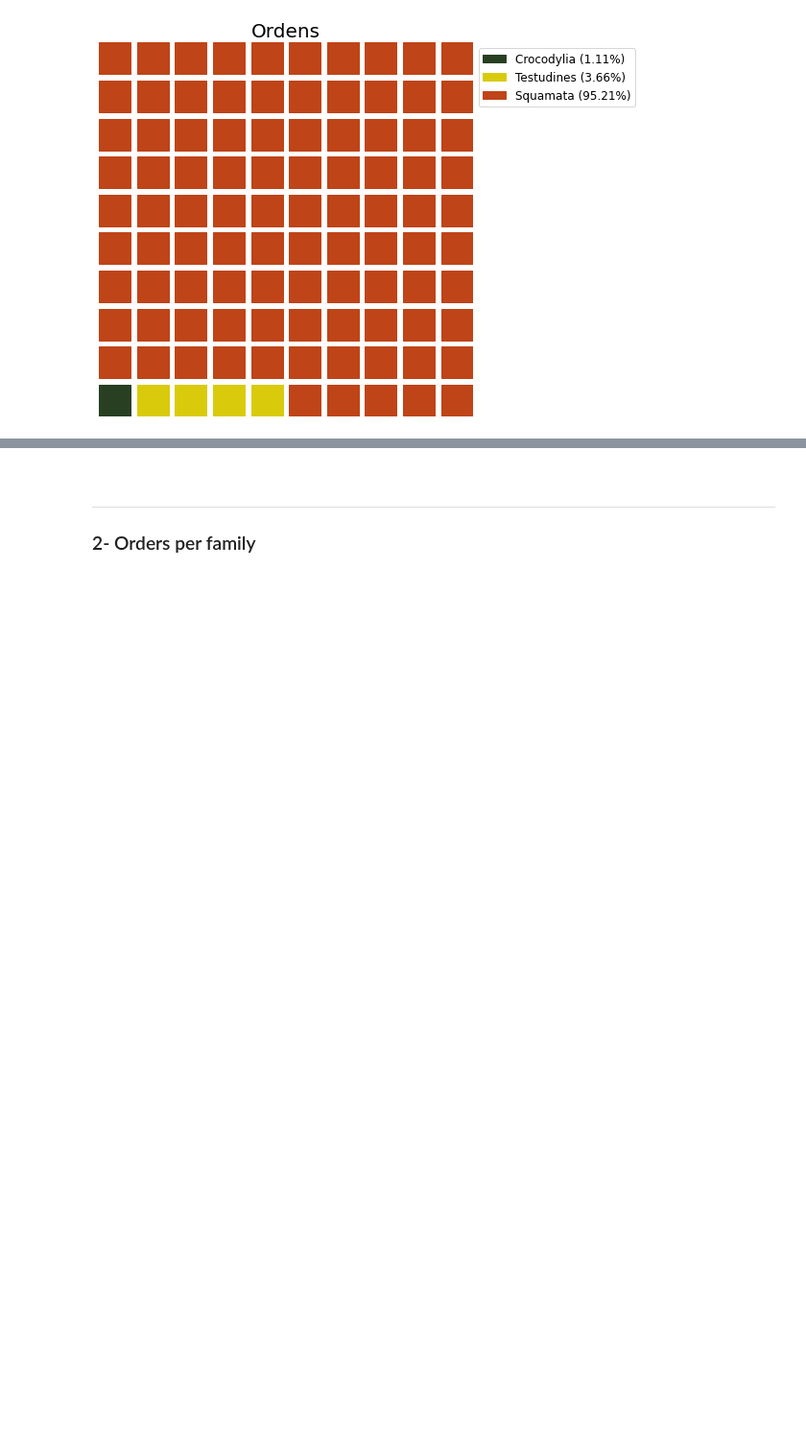
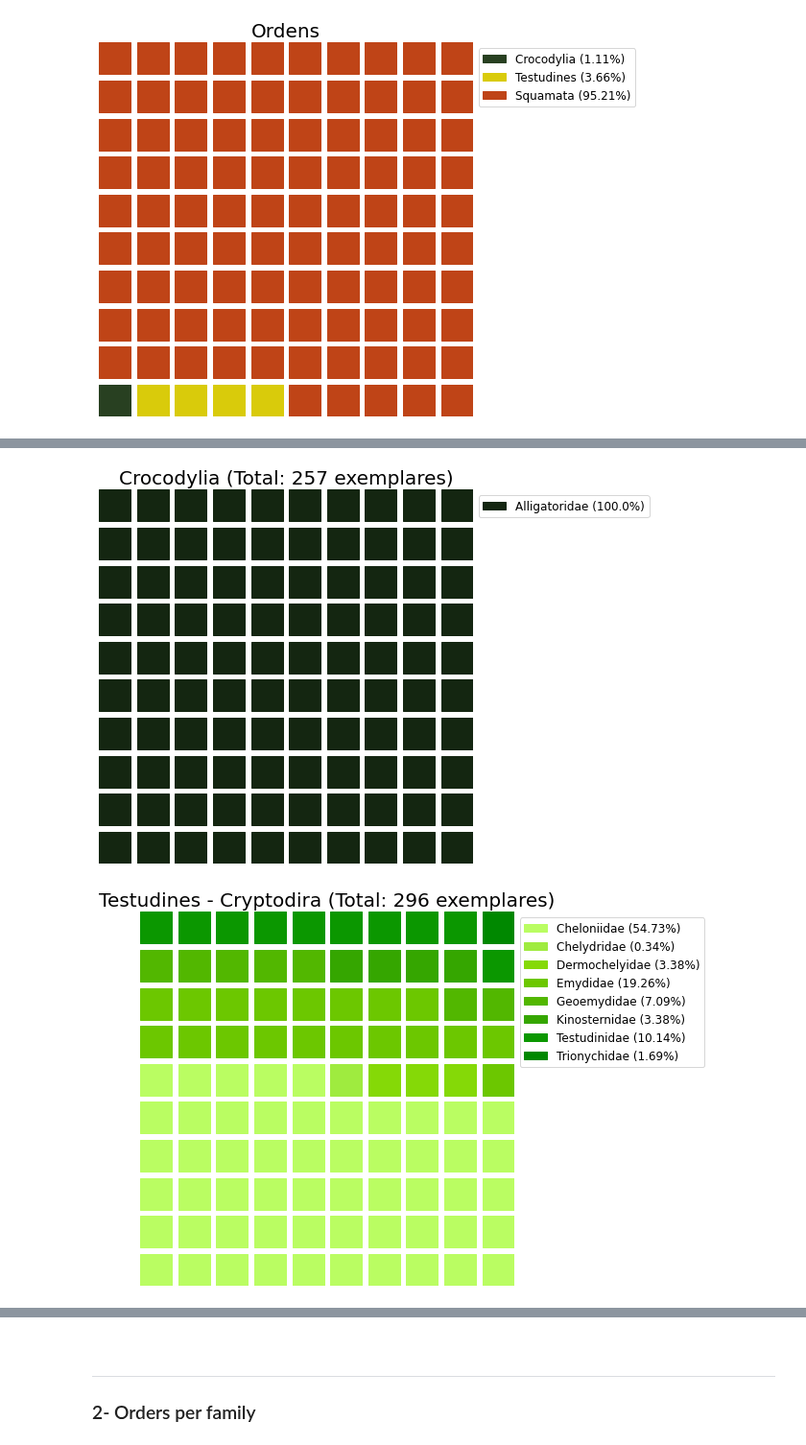
Before and after one commit to aslamedeiros/Vis_Zoo---Fase-1, a Jupyter notebook: repteis/Waffle_charts.ipynb, the cells around one changed output, grey strips where cells are left out. Shown at 96% size. Saved outputs shown, nothing was run; the diff lists cells and outputs as text; code cells hidden in the pictures; blank space fills up the shorter version.

```diff
--- a/repteis/Waffle_charts.ipynb
+++ b/repteis/Waffle_charts.ipynb
@@ -136,0 +479,50 @@ plt.show()
+# %%
+for i in range(len(grupos)-1):
+
+    # 1. filtrar tabela por grupo
+    temp = NewTable[NewTable['grupo'] == f'grupo {i+1}'].copy()
+
+    # 2. calcular percentagens
+    percent = calcPercentages(temp, col='familia')
+
+    # 3. identificar cores
+    percent['cores'] = percent['familia'].apply(lambda x: cores_familia[x])
+
+    # ordenando percentuais
+#     percent.sort_values('percent', inplace=True)
+    total = percent['counts'].sum()
+
+    # nome do grupo para exibição
+    nome = nomes_grupos[f'grupo {i+1}']
+
+    # standard figure
+    fig1 = plt.figure(
+        FigureClass=Waffle,
+        rows=10,
+    #     columns=10,
+    #     rounding_rule='nearest',
+        values=[j for j in percent['percent']],
+        colors=list(percent['cores']),
+        title={
+            'label': f'{nome} (Total: {total} exemplares)',
+            'loc': 'center',
+            'fontdict': {
+                'fontsize':20
+            }
+        },
+        labels=["{0} ({1}%)".format(k, round(v, 2)) for k, v in zip(percent['familia'], percent['percent'])],
+        legend={'loc': 'upper left', 'bbox_to_anchor': (1, 1), 'fontsize':12},
+        icon_size=18,
+        vertical= True,
+        icon_legend=True,
+    #     legend={'loc': 'lower left', 'bbox_to_anchor': (0, -0.4), 'ncol': len(data), 'framealpha': 0},
+        figsize=(10, 6)  # figsize is a parameter of matplotlib.pyplot.figure
+    )
+
+#     plt.savefig(f'./graphs/waffles/grupos/grupo{i+1}.svg')
+    plt.savefig(f'./graphs/waffles/grupos/grupo{i+1}.png')
+
+# plt.show()
+# %% [output]
+[figure, added]
+[figure, added]
```
Also changed, not shown: parts of 16 cells of this notebook, 10 other files.
